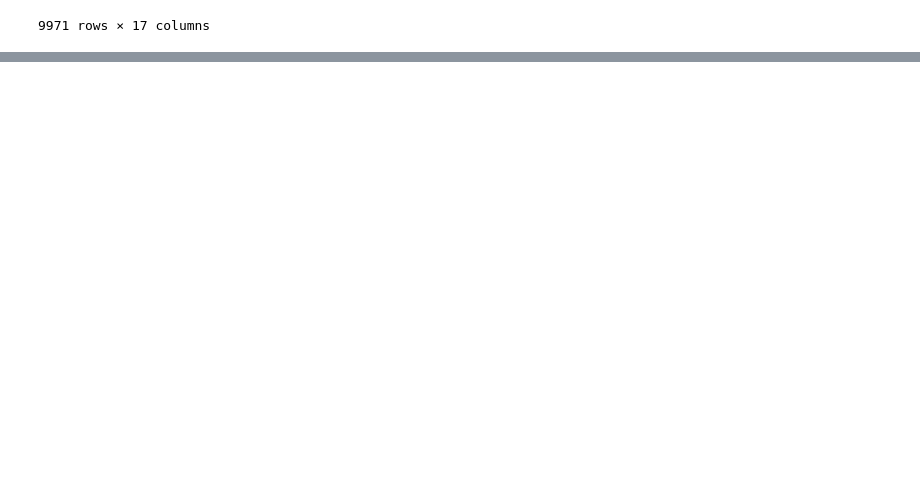
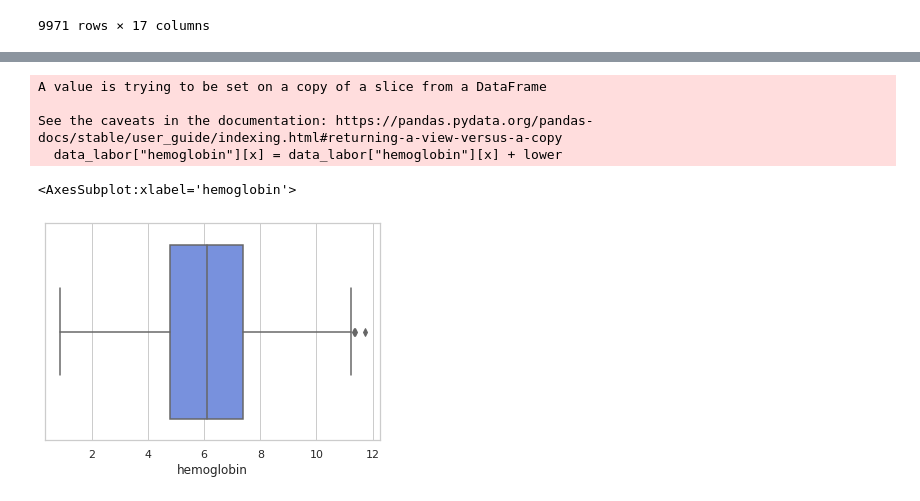
Before and after one commit to MarkoStahovec/IAU-Stahovec-Viest, a Jupyter notebook: main.ipynb, the cells around one changed output, grey strips where cells are left out. Saved outputs shown, nothing was run; the diff lists cells and outputs as text; code cells hidden in the pictures; blank space fills up the shorter version.

```diff
--- a/main.ipynb
+++ b/main.ipynb
@@ -873,0 +1063,6 @@ array(['A-', 'B+', 'O+', 'AB-', 'A+', 'O-', 'AB+', 'B-'], dtype=object)
+# %%
+for x in data_labor.index:
+    if data_labor.loc[x, "alt"] > upper*5:
+        data_labor["alt"][x] = (data_labor["alt"][x]/(upper*5)) + (upper*3)
+
+sns.boxplot(x=data_labor["alt"])
@@ -873,0 +1078,4 @@ array(['A-', 'B+', 'O+', 'AB-', 'A+', 'O-', 'AB+', 'B-'], dtype=object)
+# %%
+for x in data_labor.index:
+    if data_labor.loc[x, "hemoglobin"] < 1:
+        print(data_labor["name"][x])
@@ -873,0 +1095,13 @@ array(['A-', 'B+', 'O+', 'AB-', 'A+', 'O-', 'AB+', 'B-'], dtype=object)
+# %%
+for x in data_labor.index:
+    if data_labor.loc[x, "hemoglobin"] < lower:
+        data_labor["hemoglobin"][x] = data_labor["hemoglobin"][x] + lower
+
+sns.boxplot(x=data_labor["hemoglobin"])
+# %% [output]
+A value is trying to be set on a copy of a slice from a DataFrame
+
+See the caveats in the documentation: https://pandas.pydata.org/pandas-docs/stable/user_guide/indexing.html#returning-a-view-versus-a-copy
+  data_labor["hemoglobin"][x] = data_labor["hemoglobin"][x] + lower
+<AxesSubplot:xlabel='hemoglobin'>
+[figure, added]
```
Also changed, not shown: parts of 62 cells of this notebook.
